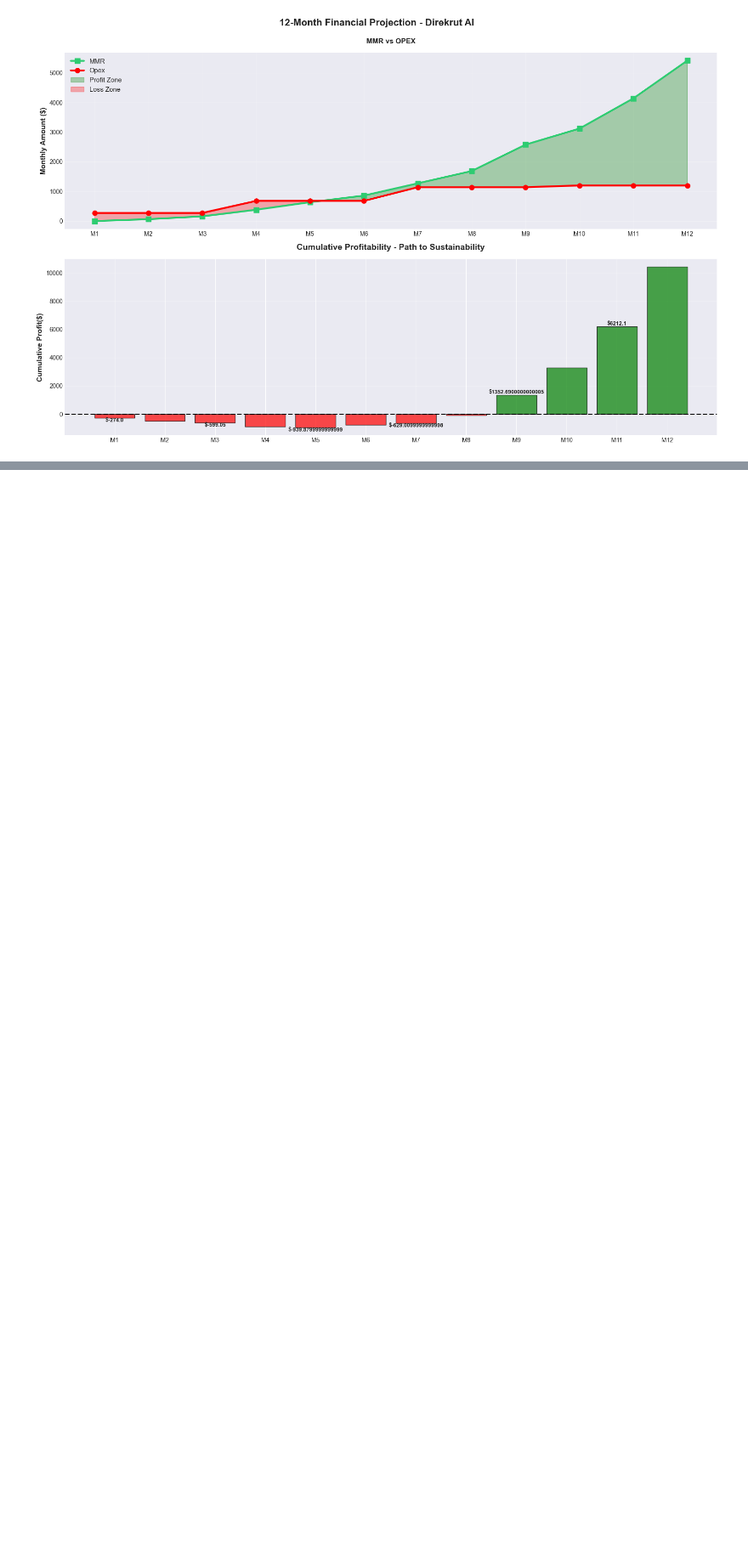
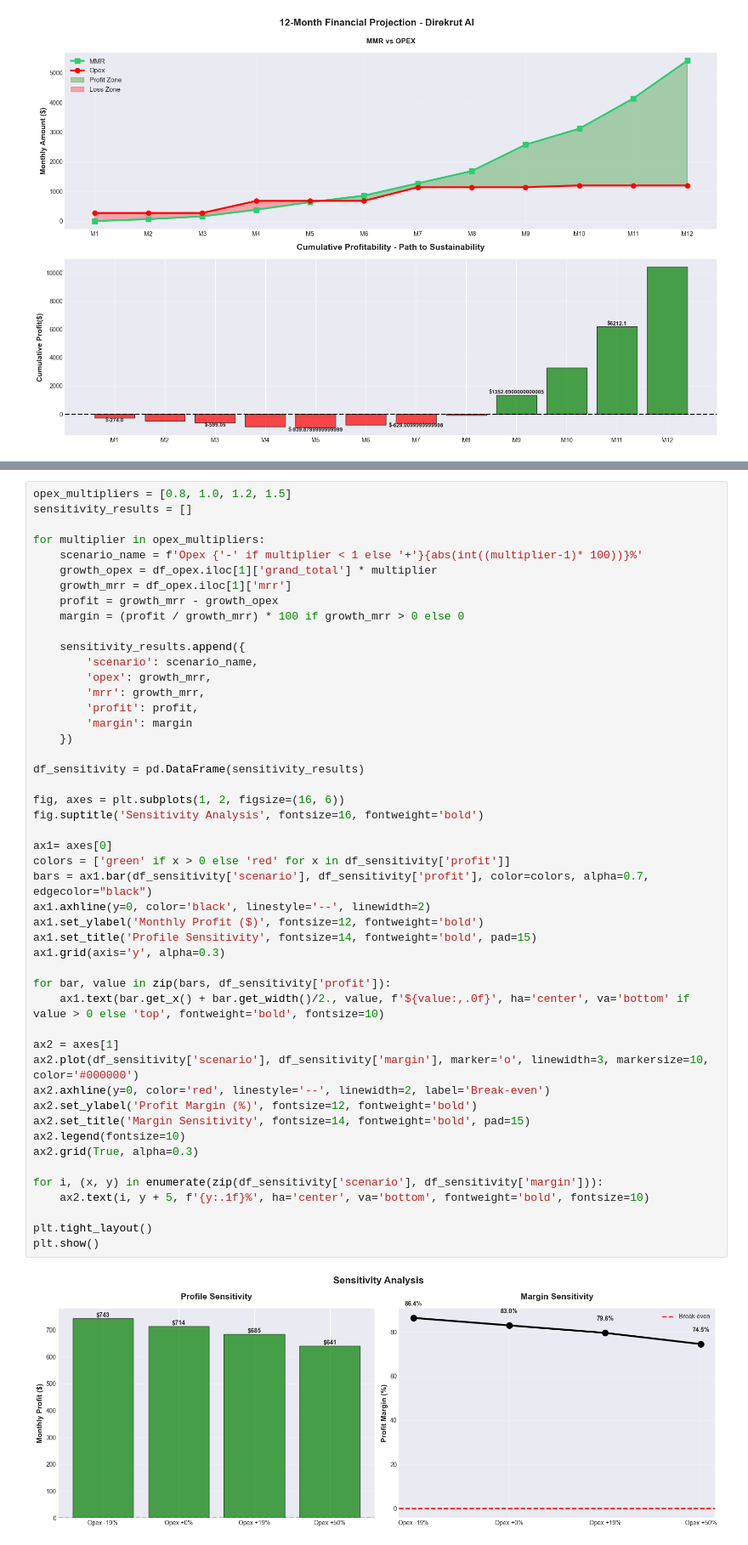
Before and after one commit to adyuta447/opex-analysis, a Jupyter notebook: main.ipynb, the cells around one changed output, grey strips where cells are left out. Shown at 85% size. Saved outputs shown, nothing was run; the diff lists cells and outputs as text; blank space fills up the shorter version.

```diff
--- a/main.ipynb
+++ b/main.ipynb
@@ -536,0 +560,50 @@ plt.show()
+# %%
+opex_multipliers = [0.8, 1.0, 1.2, 1.5]
+sensitivity_results = []
+
+for multiplier in opex_multipliers:
+    scenario_name = f'Opex {'-' if multiplier < 1 else '+'}{abs(int((multiplier-1)* 100))}%'
+    growth_opex = df_opex.iloc[1]['grand_total'] * multiplier
+    growth_mrr = df_opex.iloc[1]['mrr']
+    profit = growth_mrr - growth_opex
+    margin = (profit / growth_mrr) * 100 if growth_mrr > 0 else 0
+
+    sensitivity_results.append({
+        'scenario': scenario_name,
+        'opex': growth_mrr,
+        'mrr': growth_mrr,
+        'profit': profit,
+        'margin': margin
+    })
+
+df_sensitivity = pd.DataFrame(sensitivity_results)
+
+fig, axes = plt.subplots(1, 2, figsize=(16, 6))
+fig.suptitle('Sensitivity Analysis', fontsize=16, fontweight='bold')
+
+ax1= axes[0]
+colors = ['green' if x > 0 else 'red' for x in df_sensitivity['profit']]
+bars = ax1.bar(df_sensitivity['scenario'], df_sensitivity['profit'], color=colors, alpha=0.7, edgecolor="black")
+ax1.axhline(y=0, color='black', linestyle='--', linewidth=2)
+ax1.set_ylabel('Monthly Profit ($)', fontsize=12, fontweight='bold')
+ax1.set_title('Profile Sensitivity', fontsize=14, fontweight='bold', pad=15)
+ax1.grid(axis='y', alpha=0.3)
+
+for bar, value in zip(bars, df_sensitivity['profit']):
+    ax1.text(bar.get_x() + bar.get_width()/2., value, f'${value:,.0f}', ha='center', va='bottom' if value > 0 else 'top', fontweight='bold', fontsize=10)
+
+ax2 = axes[1]
+ax2.plot(df_sensitivity['scenario'], df_sensitivity['margin'], marker='o', linewidth=3, markersize=10, color='#000000')
+ax2.axhline(y=0, color='red', linestyle='--', linewidth=2, label='Break-even')
+ax2.set_ylabel('Profit Margin (%)', fontsize=12, fontweight='bold')
+ax2.set_title('Margin Sensitivity', fontsize=14, fontweight='bold', pad=15)
+ax2.legend(fontsize=10)
+ax2.grid(True, alpha=0.3)
+
+for i, (x, y) in enumerate(zip(df_sensitivity['scenario'], df_sensitivity['margin'])):
+    ax2.text(i, y + 5, f'{y:.1f}%', ha='center', va='bottom', fontweight='bold', fontsize=10)
+
+plt.tight_layout()
+plt.show()
+# %% [output]
+[figure, added]
```
Also changed, not shown: parts of 1 cell of this notebook, 2 other files.
